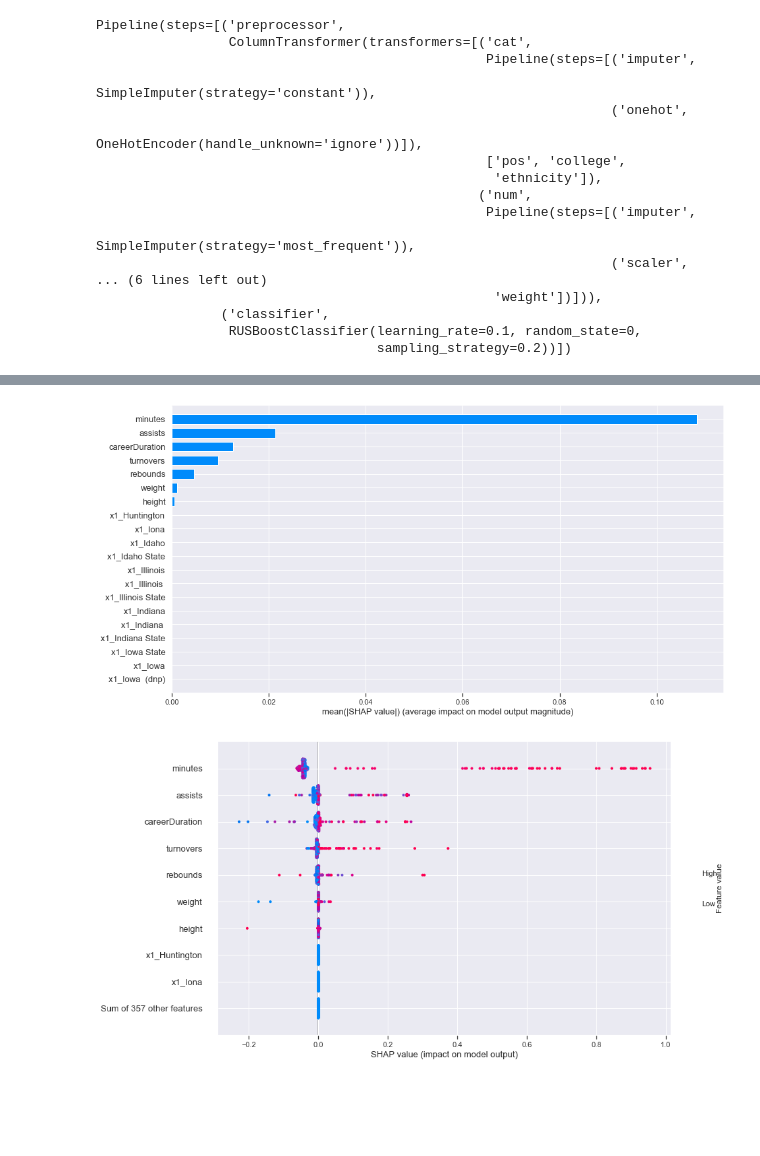
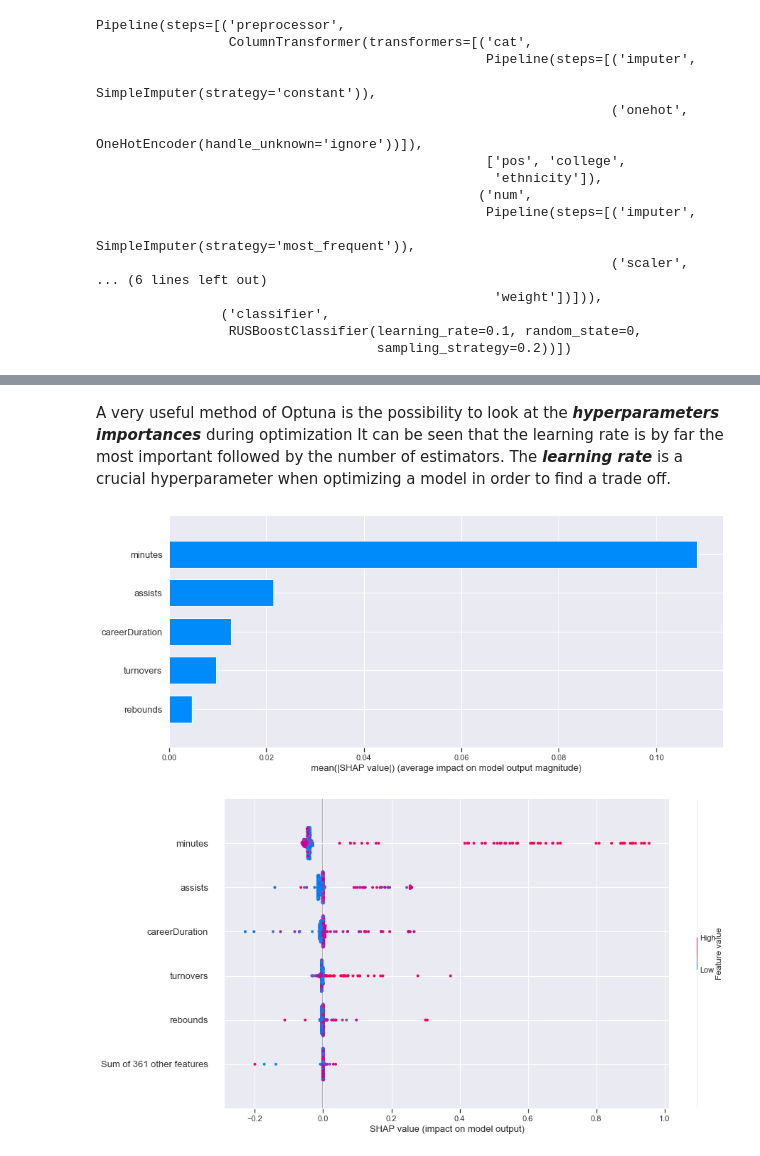
Before and after one commit to AlfredoCinelli/Imbalance_Classification, a Jupyter notebook: model/classification_.ipynb, the cells around one changed output, grey strips where cells are left out. Cells and saved outputs as stored; diff of their text form; code cells hidden in the pictures; blank space fills up the shorter version.

```diff
--- a/model/classification_.ipynb
+++ b/model/classification_.ipynb
@@ -497,3 +508,7 @@ pass
+# %% [markdown]
+A very useful method of Optuna is the possibility to look at the ***hyperparameters importances*** during optimization
+It can be seen that the learning rate is by far the most important followed by the number of estimators.
+The ***learning rate*** is a crucial hyperparameter when optimizing a model in order to find a trade off.
 # %%
 # Shap framework building
 
@@ -504,21 +519,12 @@ explainer = shap.Explainer(mdl_rus['classifier'].predict, X_test_p) # Set the SH
 #shap_values = explainer(X_test_p) # Get the Shapley values (need some time)
 
 #jb.dump(shap_values, 'shap_values.pkl')
-# %%
-# Shap plots for Global interpretability
-
-#shap_values = jb.load('shap_values.pkl')
-
-shap.summary_plot(shap_values, plot_size=(15,8), plot_type='bar') # Feature importance with magnitude only - Global interpretability
-shap.plots.beeswarm(shap_values, plot_size=(15,8)) # Feature importance with the sign and magnitude - Global interpretability
-
-# It can be seen that the most important feature on the model output is by far the minutes played by the player, followed
-# by the amount of assists, the careed duration, the turnovers and rebounds. The other features are almost with no impact.
-# The importance of the aforementioned parameters is intuitive, because these are objective parameters indicating the quality
-# of the player. Indeed, as shown by the beeswarm plot, the impact of minutes, assists, career duration, turnover and
-# rebounds is positive. Thus, the higher are these features the larger is the possibility of the player to be eligible for
-# being in the Hall of Fame. The opposite is also true, so whenever these features are low the ouput is going towards the
-# negative class (even though the relation is on this side not so strong as the "positive" side).
-# %% [output]
-[figure, removed]
-[figure, removed]
+# %%
+# Shap plots for Global interpretability
+
+shap_values = jb.load('registry/shap_values.pkl')
+shap.summary_plot(shap_values, plot_size=(14,6), max_display=5, plot_type='bar') # Feature importance with magnitude only - Global interpretability
+shap.plots.beeswarm(shap_values, plot_size=(14,8), max_display=6) # Feature importance with the sign and magnitude - Global interpretability
+# %% [output]
+[figure, added]
+[figure, added]
```
Also changed, not shown: parts of 43 cells of this notebook.
